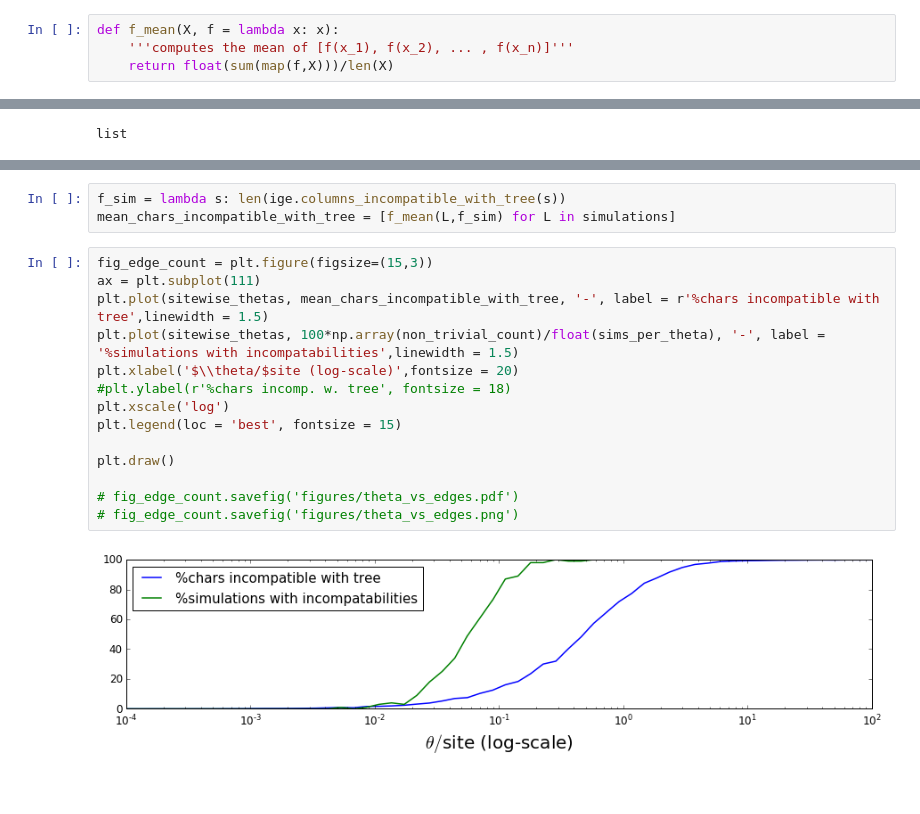
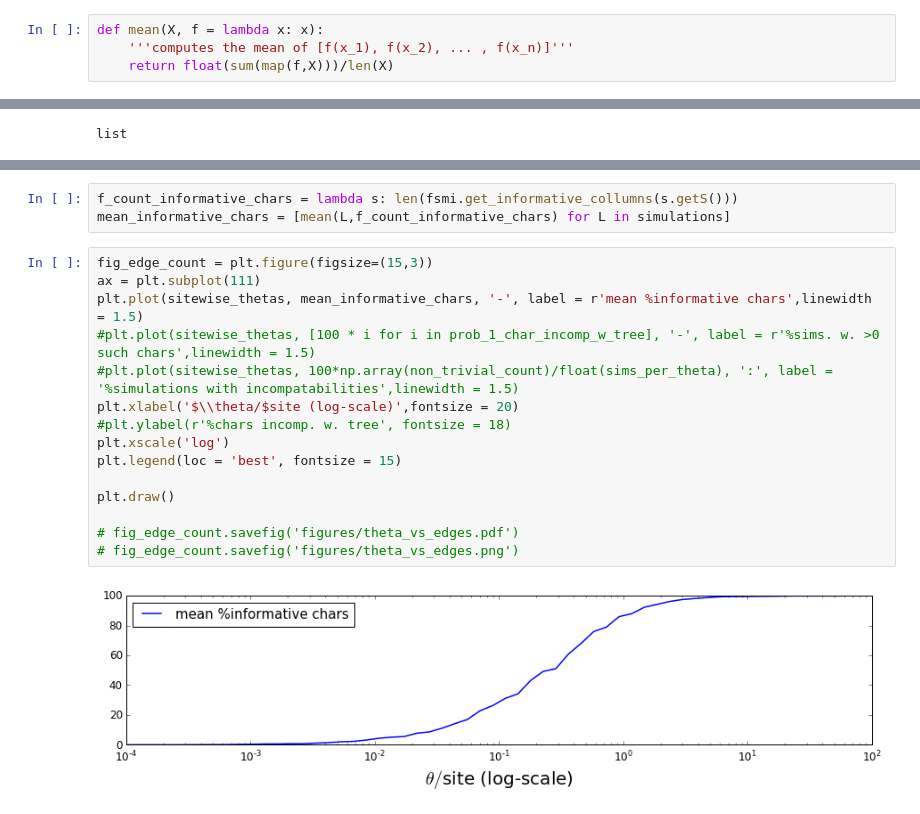
Before and after one commit to Cronjaeger/almost-infinite-sites-recursions, a Jupyter notebook: ipython_notebooks/Computational Experiment -- Recombination vs Recurrence.ipynb, the cells around one changed output, grey strips where cells are left out. Saved outputs shown, nothing was run; the diff lists cells and outputs as text.

Commit message:
even more plots

```diff
--- a/ipython_notebooks/Computational Experiment -- Recombination vs Recurrence.ipynb
+++ b/ipython_notebooks/Computational Experiment -- Recombination vs Recurrence.ipynb
@@ -1086,7 +1086,7 @@ fig_edge_count.savefig('figures/theta_vs_edges.png')
 # %% [output]
 [figure]
 # %%
-def f_mean(X, f = lambda x: x):
+def mean(X, f = lambda x: x):
     '''computes the mean of [f(x_1), f(x_2), ... , f(x_n)]'''
     return float(sum(map(f,X)))/len(X)
 # %%
@@ -1096,19 +1118,20 @@ list
 # %%
-f_sim = lambda s: len(ige.columns_incompatible_with_tree(s))
-mean_chars_incompatible_with_tree = [f_mean(L,f_sim) for L in simulations]
+f_count_informative_chars = lambda s: len(fsmi.get_informative_collumns(s.getS()))
+mean_informative_chars = [mean(L,f_count_informative_chars) for L in simulations]
 # %%
 fig_edge_count = plt.figure(figsize=(15,3))
 ax = plt.subplot(111)
-plt.plot(sitewise_thetas, mean_chars_incompatible_with_tree, '-', label = r'%chars incompatible with tree',linewidth = 1.5)
-plt.plot(sitewise_thetas, 100*np.array(non_trivial_count)/float(sims_per_theta), '-', label = '%simulations with incompatabilities',linewidth = 1.5)
+plt.plot(sitewise_thetas, mean_informative_chars, '-', label = r'mean %informative chars',linewidth = 1.5)
+#plt.plot(sitewise_thetas, [100 * i for i in prob_1_char_incomp_w_tree], '-', label = r'%sims. w. >0 such chars',linewidth = 1.5)
+#plt.plot(sitewise_thetas, 100*np.array(non_trivial_count)/float(sims_per_theta), ':', label = '%simulations with incompatabilities',linewidth = 1.5)
 plt.xlabel('$\\theta/$site (log-scale)',fontsize = 20)
 #plt.ylabel(r'%chars incomp. w. tree', fontsize = 18)
 plt.xscale('log')
 plt.legend(loc = 'best', fontsize = 15)
 
 plt.draw()
 
 # fig_edge_count.savefig('figures/theta_vs_edges.pdf')
 # fig_edge_count.savefig('figures/theta_vs_edges.png')
 # %% [output]
-[figure, old version]
+[figure, new version]
```
Also changed, not shown: parts of 2 cells of this notebook.
